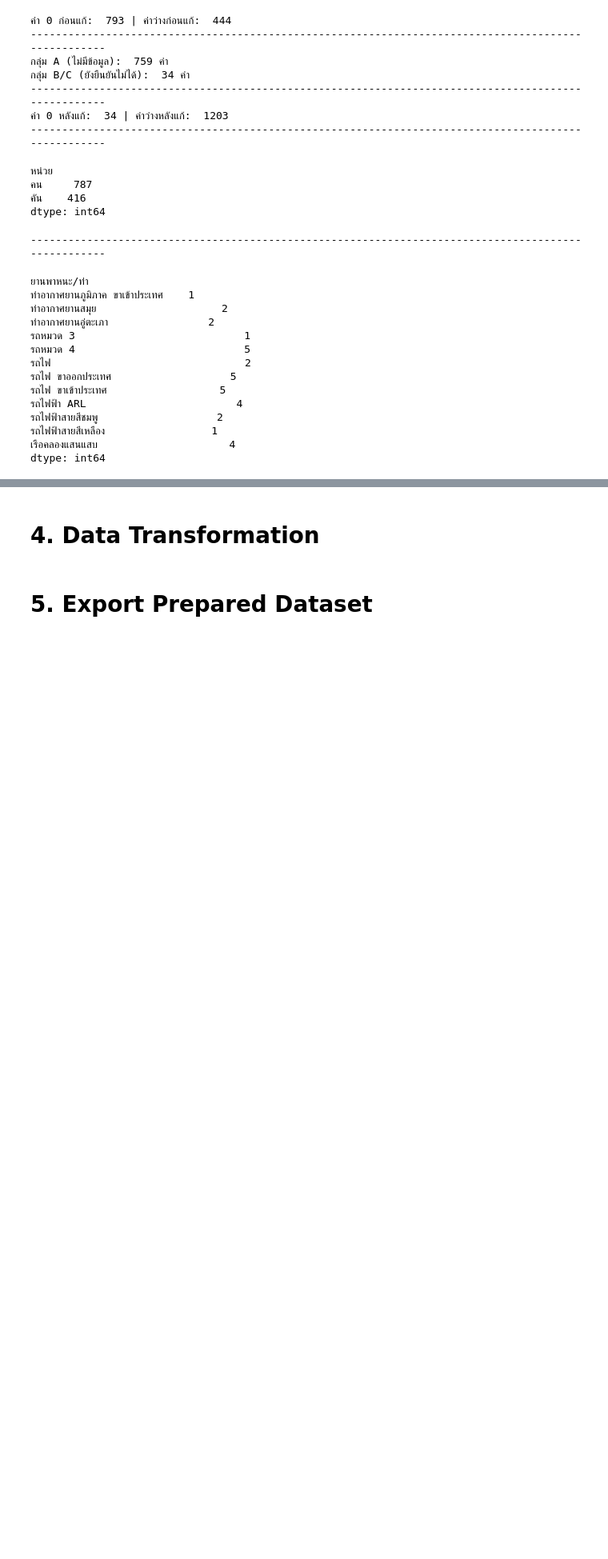
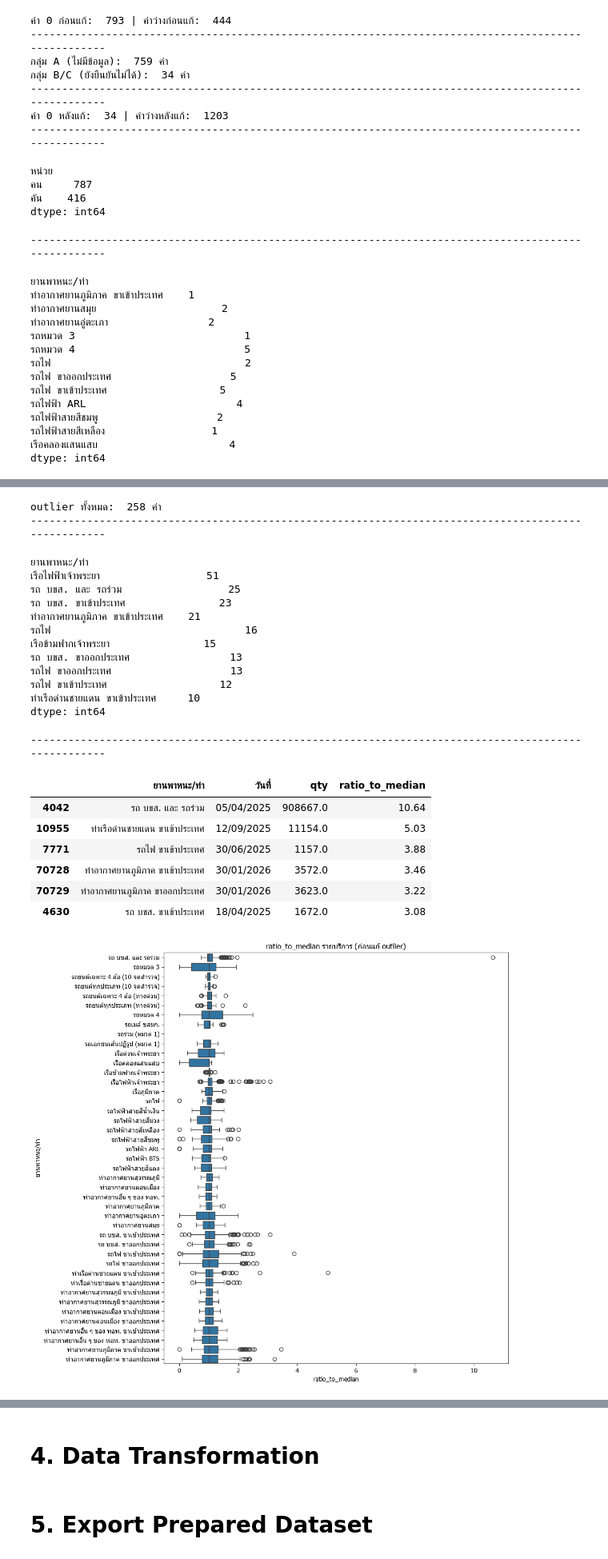
Before and after one commit to teeranai-teer/AIE314-Loading-Brain...-1percent, a Jupyter notebook: notebooks/01_Data_Preparation.ipynb, the cells around one changed output, grey strips where cells are left out. Shown at 80% size. Saved outputs shown, nothing was run; the diff lists cells and outputs as text; code cells hidden in the pictures; blank space fills up the shorter version.

Commit message:
Step 3: cleaning (zeros, outliers, subset check)

```diff
--- a/notebooks/01_Data_Preparation.ipynb
+++ b/notebooks/01_Data_Preparation.ipynb
@@ -7,6 +7,11 @@
 ## โหลดข้อมูลดิบ
 # %%
 import pandas as pd
+import numpy as np
+import matplotlib.pyplot as plt
+import seaborn as sns
+
+plt.rcParams["font.family"] = "Tahoma"
 
 DATA_DIR = "../data/"
 df68_raw = pd.read_csv(DATA_DIR + "4_passengers68.csv", dtype=str)
@@ -585,0 +611,56 @@ dtype: int64
+# %%
+service = df["ยานพาหนะ/ท่า"]
+
+# Q1, Q3, IQR และรั้ว แยกรายบริการ
+q1 = df.groupby("ยานพาหนะ/ท่า")["qty"].quantile(0.25)
+q3 = df.groupby("ยานพาหนะ/ท่า")["qty"].quantile(0.75)
+iqr = q3 - q1
+lower = q1 - 1.5 * iqr
+upper = q3 + 1.5 * iqr
+
+# map: นำรั้วของบริการนั้นไปวางให้ทุกแถว แล้วเทียบ
+out_mask = (df["qty"] < service.map(lower)) | (df["qty"] > service.map(upper))
+print("outlier ทั้งหมด: ", out_mask.sum(), "ค่า")
+print("-"*100)
+
+# อัตราส่วนเทียบมัธยฐานของบริการ
+median = df.groupby("ยานพาหนะ/ท่า")["qty"].median()
+df["ratio_to_median"] = df["qty"] / service.map(median)
+
+# บริการที่มี outlier มากที่สุด 10 อันดับ
+display(df[out_mask].groupby("ยานพาหนะ/ท่า").size().sort_values(ascending= False).head(10))
+print("-"*100)
+
+# outlier ที่สูงที่สุด 6 อันดับ (เทียบด้วย ratio)
+display(df[out_mask].sort_values("ratio_to_median", ascending= False)
+        [["ยานพาหนะ/ท่า", "วันที่", "qty", "ratio_to_median"]].head(6).round(2))
+
+# boxplot ของ ratio ทุกบริการ (ก่อนแก้)
+plt.figure(figsize=(10, 12))
+sns.boxplot(data= df, x= "ratio_to_median", y= "ยานพาหนะ/ท่า")
+plt.title("ratio_to_median รายบริการ (ก่อนแก้ outlier)")
+plt.show()
+# %% [output]
+outlier ทั้งหมด:  258 ค่า
+----------------------------------------------------------------------------------------------------
+ยานพาหนะ/ท่า
+เรือไฟฟ้าเจ้าพระยา                 51
+รถ บขส. และ รถร่วม                 25
+รถ บขส. ขาเข้าประเทศ               23
+ท่าอากาศยานภูมิภาค ขาเข้าประเทศ    21
+รถไฟ                               16
+เรือข้ามฟากเจ้าพระยา               15
+รถ บขส. ขาออกประเทศ                13
+รถไฟ ขาออกประเทศ                   13
+รถไฟ ขาเข้าประเทศ                  12
+ท่าเรือด่านชายแดน ขาเข้าประเทศ     10
+dtype: int64
+----------------------------------------------------------------------------------------------------
+|  | ยานพาหนะ/ท่า | วันที่ | qty | ratio_to_median |
+| 4042 | รถ บขส. และ รถร่วม | 05/04/2025 | 908667.0 | 10.64 |
+| 10955 | ท่าเรือด่านชายแดน ขาเข้าประเทศ | 12/09/2025 | 11154.0 | 5.03 |
+| 7771 | รถไฟ ขาเข้าประเทศ | 30/06/2025 | 1157.0 | 3.88 |
+| 70728 | ท่าอากาศยานภูมิภาค ขาเข้าประเทศ | 30/01/2026 | 3572.0 | 3.46 |
+| 70729 | ท่าอากาศยานภูมิภาค ขาออกประเทศ | 30/01/2026 | 3623.0 | 3.22 |
+| 4630 | รถ บขส. ขาเข้าประเทศ | 18/04/2025 | 1672.0 | 3.08 |
+[figure, added]
```
Also changed, not shown: parts of 13 cells of this notebook.
